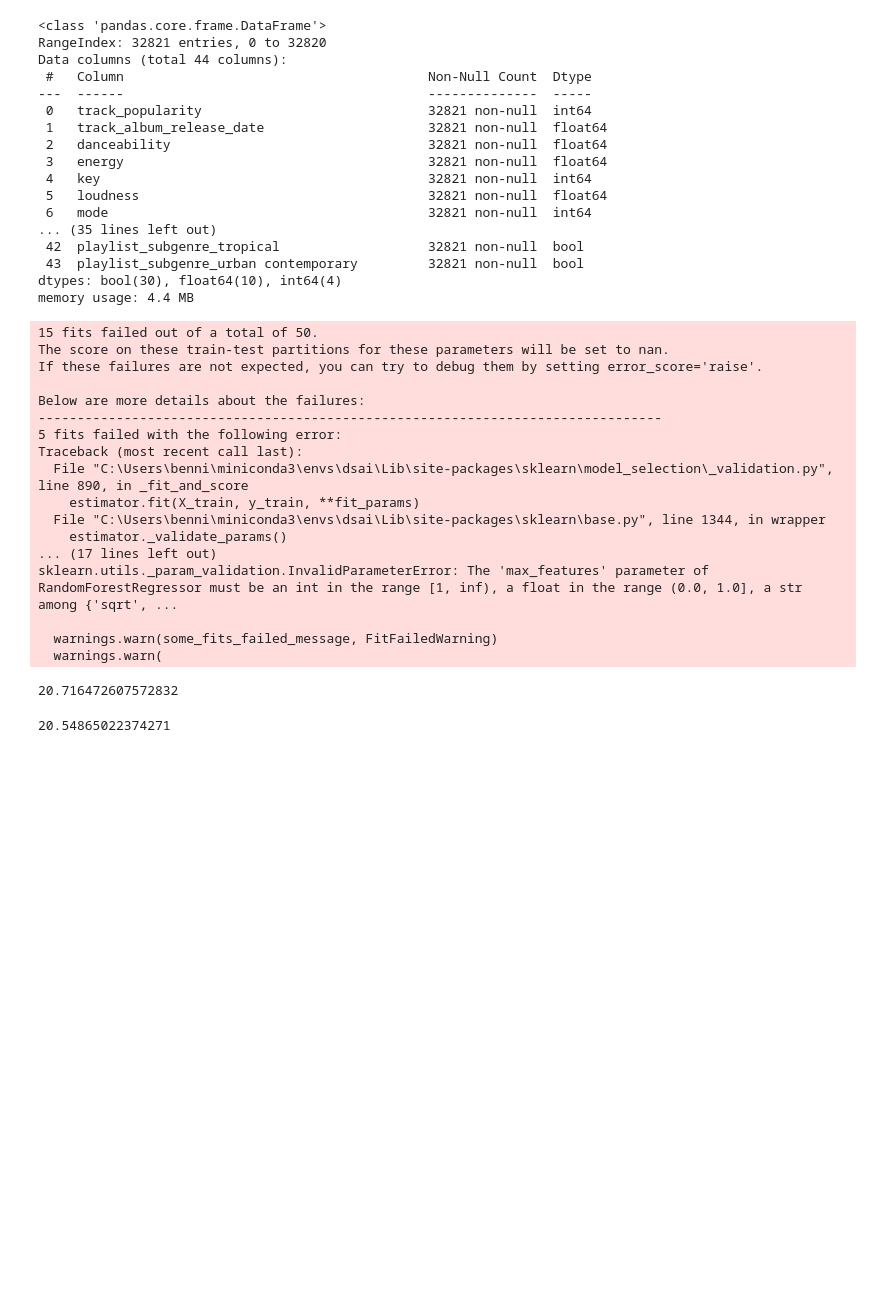
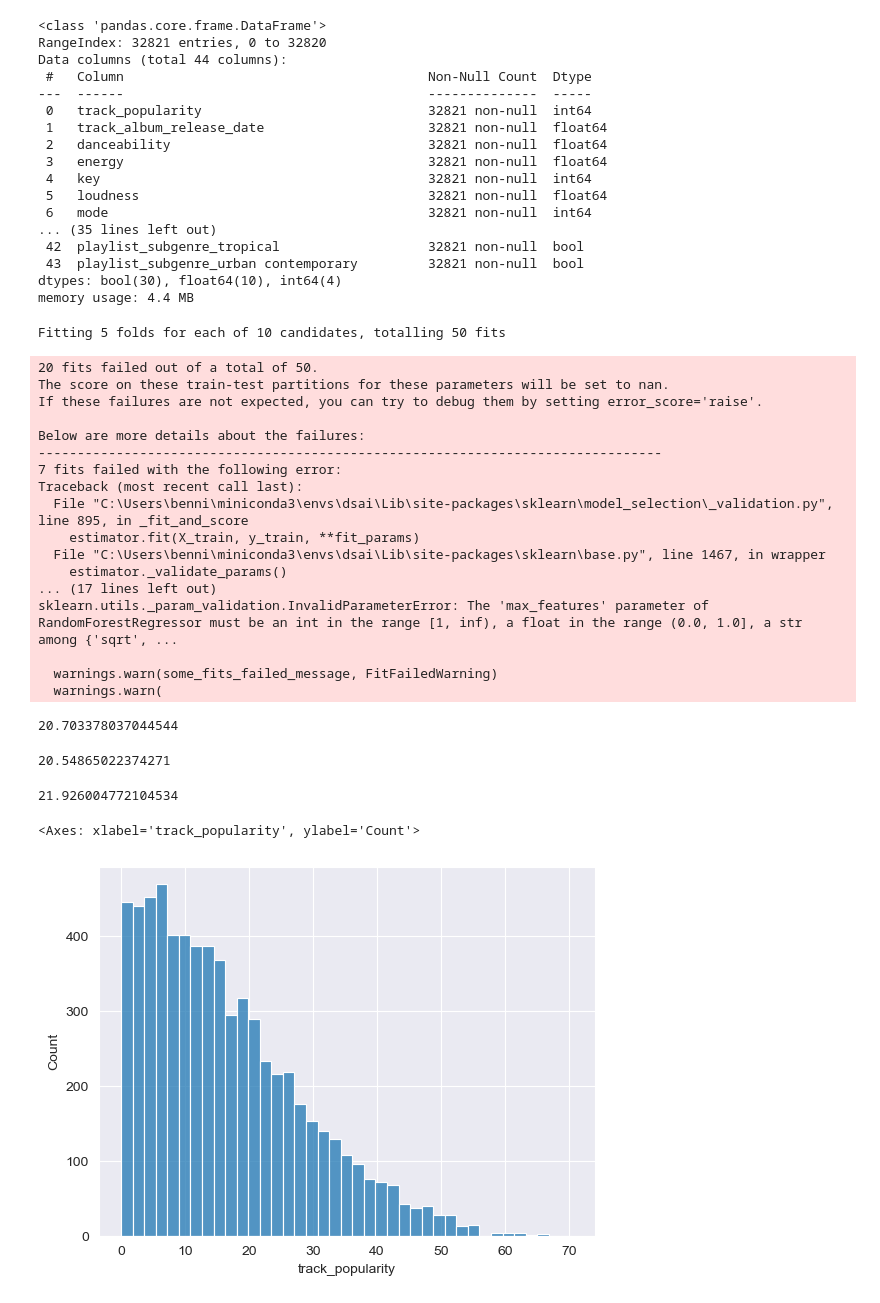
Before and after one commit to Toffuh/project-aids, a Jupyter notebook: SongPopularity.ipynb, the cells around one changed output. Cells and saved outputs as stored; diff of their text form; code cells hidden in the pictures; blank space fills up the shorter version.

Commit message:
20 error but cool graphs

```diff
--- a/SongPopularity.ipynb
+++ b/SongPopularity.ipynb
@@ -54,56 +52,49 @@ y = spotify.track_popularity
 X_train, X_test, y_train, y_test = train_test_split(X, y, stratify=y, test_size=0.2, random_state=42)
 # %%
 #Number of trees in random forest
-n_estimators = [int(x) for x in np.linspace(start = 200, stop = 2000, num = 10)]
+n_estimators = [int(x) for x in np.linspace(start = 100, stop = 500, num = 10)]
 #Number of features to consider at every split
 max_features = ['auto', 'sqrt']
 #Maximum number of levels in tree
 max_depth = [int(x) for x in np.linspace(10, 110, num = 11)]
 max_depth.append(None)
-#Minimum number of samples required to split a node
-min_samples_split = [2, 5, 10]
-#Minimum number of samples required at each leaf node
-min_samples_leaf = [1, 2, 4]
-#Method of selecting samples for training each tree
-bootstrap = [True, False]# Create the random grid
 
 forest_cv = RandomizedSearchCV(
     estimator=RandomForestRegressor(random_state=42),
     param_distributions= {'n_estimators': n_estimators,
                  'max_features': max_features,
-                 'max_depth': max_depth,
-                 'min_samples_split': min_samples_split,
-                 'min_samples_leaf': min_samples_leaf,
-                 'bootstrap': bootstrap},
+                 'max_depth': max_depth},
     n_jobs=-1,
     cv=5,
+    verbose=999,
 )
 
 forest_cv.fit(X_train, y_train)
 forest_cv.score(X_test, y_test)
 
-predeictions = forest_cv.predict(X_test)
-error = mean_squared_error(y_true=y_test, y_pred=predeictions)
+predictions = forest_cv.predict(X_test)
+error = mean_squared_error(y_true=y_test, y_pred=predictions)
 np.sqrt(error)
 # %% [output]
-15 fits failed out of a total of 50.
-The score on these train-test partitions for these parameters will be set to nan.
-If these failures are not expected, you can try to debug them by setting error_score='raise'.
-
-Below are more details about the failures:
---------------------------------------------------------------------------------
-5 fits failed with the following error:
-Traceback (most recent call last):
-  File "C:\Users\benni\miniconda3\envs\dsai\Lib\site-packages\sklearn\model_selection\_validation.py", line 890, in _fit_and_score
-    estimator.fit(X_train, y_train, **fit_params)
-  File "C:\Users\benni\miniconda3\envs\dsai\Lib\site-packages\sklearn\base.py", line 1344, in wrapper
-    estimator._validate_params()
-... (17 lines left out)
-sklearn.utils._param_validation.InvalidParameterError: The 'max_features' parameter of RandomForestRegressor must be an int in the range [1, inf), a float in the range (0.0, 1.0], a str among {'sqrt', ...
-
-  warnings.warn(some_fits_failed_message, FitFailedWarning)
-  warnings.warn(
+Fitting 5 folds for each of 10 candidates, totalling 50 fits
-20.716472607572832
+20 fits failed out of a total of 50.
+The score on these train-test partitions for these parameters will be set to nan.
+If these failures are not expected, you can try to debug them by setting error_score='raise'.
+
+Below are more details about the failures:
+--------------------------------------------------------------------------------
+7 fits failed with the following error:
+Traceback (most recent call last):
+  File "C:\Users\benni\miniconda3\envs\dsai\Lib\site-packages\sklearn\model_selection\_validation.py", line 895, in _fit_and_score
+    estimator.fit(X_train, y_train, **fit_params)
+  File "C:\Users\benni\miniconda3\envs\dsai\Lib\site-packages\sklearn\base.py", line 1467, in wrapper
+    estimator._validate_params()
+... (17 lines left out)
+sklearn.utils._param_validation.InvalidParameterError: The 'max_features' parameter of RandomForestRegressor must be an int in the range [1, inf), a float in the range (0.0, 1.0], a str among {'sqrt', ...
+
+  warnings.warn(some_fits_failed_message, FitFailedWarning)
+  warnings.warn(
+20.703378037044544
 # %%
 forest = RandomForestRegressor(random_state=42)
 forest.fit(X_train, y_train)
@@ -116,0 +116,19 @@ np.sqrt(error)
+# %%
+gbr = GradientBoostingRegressor(random_state=42)
+gbr.fit(X_train, y_train)
+gbr.score(X_test, y_test)
+
+predictions = gbr.predict(X_test)
+error = mean_squared_error(y_true=y_test, y_pred=predictions)
+np.sqrt(error)
+# %% [output]
+21.926004772104534
+# %%
+y_pred = forest.predict(X_test)
+
+error = np.abs(y_test - y_pred)
+
+sns.histplot(error)
+# %% [output]
+<Axes: xlabel='track_popularity', ylabel='Count'>
+[figure, added]
```
Also changed, not shown: parts of 6 cells of this notebook.
